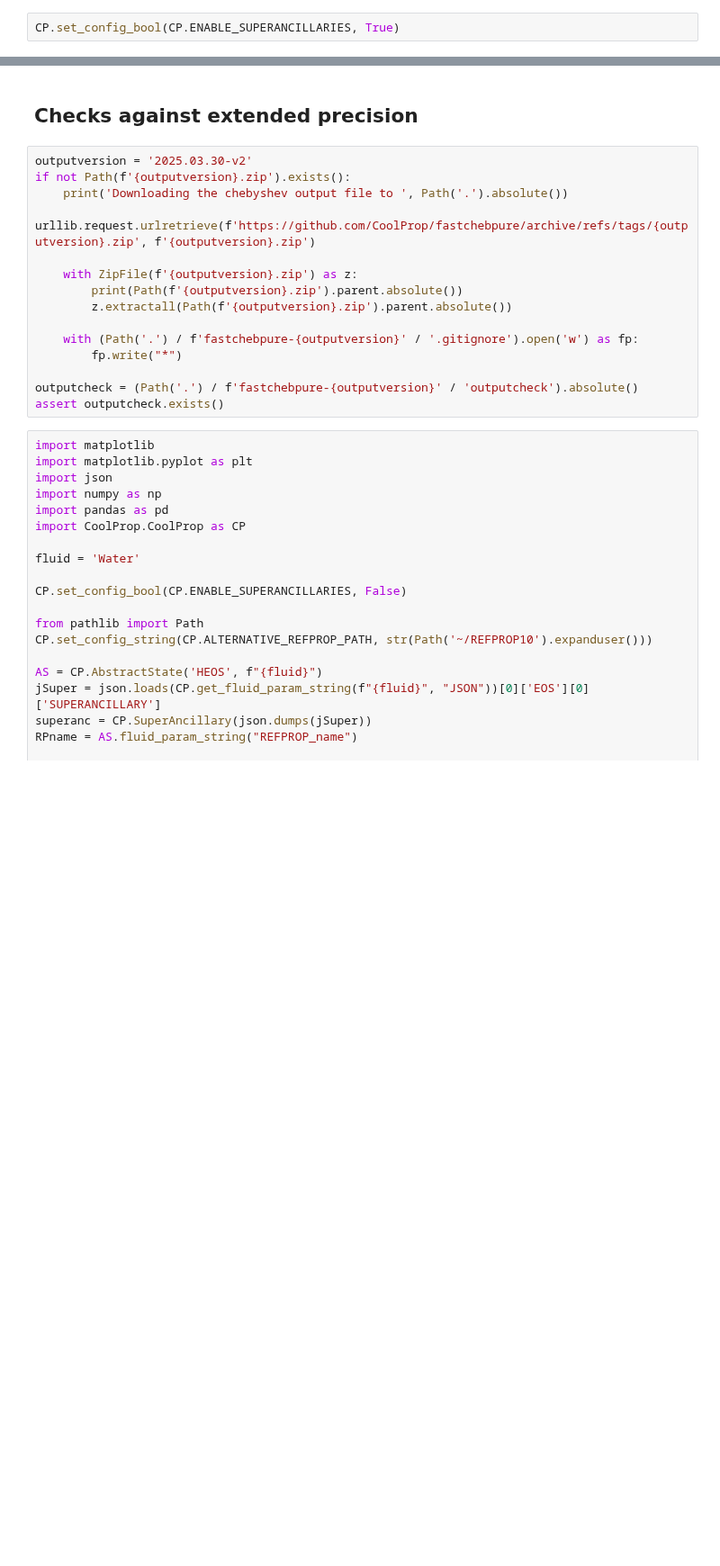
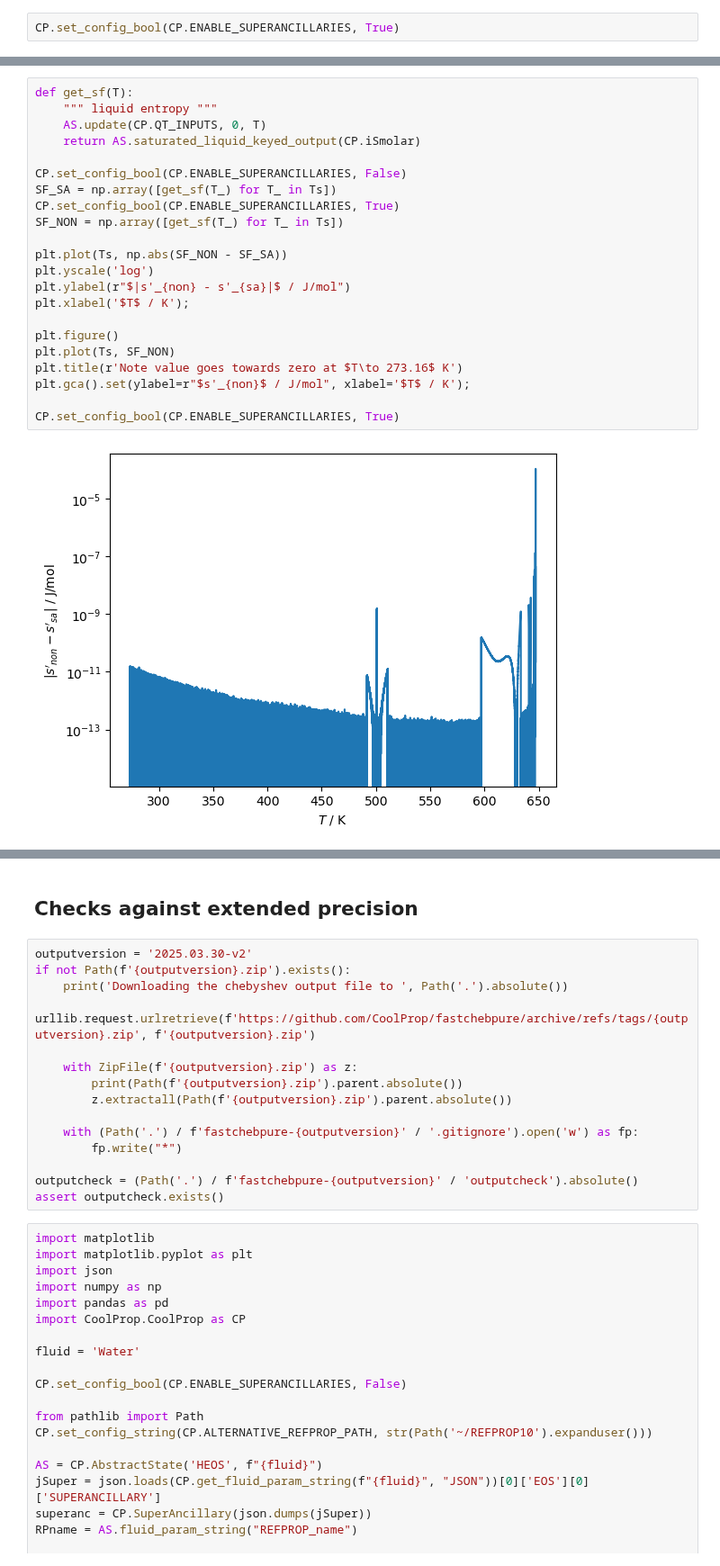
Before and after one commit to CoolProp/CoolProp, a Jupyter notebook: Web/coolprop/SuperAncillary.ipynb, the cells around one changed output, grey strips where cells are left out. Shown at 90% size. Drawn from its saved outputs; the diff is of its cells as text; blank space fills up the shorter version.

```diff
--- a/Web/coolprop/SuperAncillary.ipynb
+++ b/Web/coolprop/SuperAncillary.ipynb
@@ -62,0 +150,24 @@ CP.set_config_bool(CP.ENABLE_SUPERANCILLARIES, True)
+# %%
+def get_sf(T):
+    """ liquid entropy """
+    AS.update(CP.QT_INPUTS, 0, T)
+    return AS.saturated_liquid_keyed_output(CP.iSmolar)
+
+CP.set_config_bool(CP.ENABLE_SUPERANCILLARIES, False)
+SF_SA = np.array([get_sf(T_) for T_ in Ts])
+CP.set_config_bool(CP.ENABLE_SUPERANCILLARIES, True)
+SF_NON = np.array([get_sf(T_) for T_ in Ts])
+
+plt.plot(Ts, np.abs(SF_NON - SF_SA))
+plt.yscale('log')
+plt.ylabel(r"$|s'_{non} - s'_{sa}|$ / J/mol")
+plt.xlabel('$T$ / K');
+
+plt.figure()
+plt.plot(Ts, SF_NON)
+plt.title(r'Note value goes towards zero at $T\to 273.16$ K')
+plt.gca().set(ylabel=r"$s'_{non}$ / J/mol", xlabel='$T$ / K');
+
+CP.set_config_bool(CP.ENABLE_SUPERANCILLARIES, True)
+# %% [output]
+[figure, added]
```
Also changed, not shown: parts of 12 cells of this notebook.
